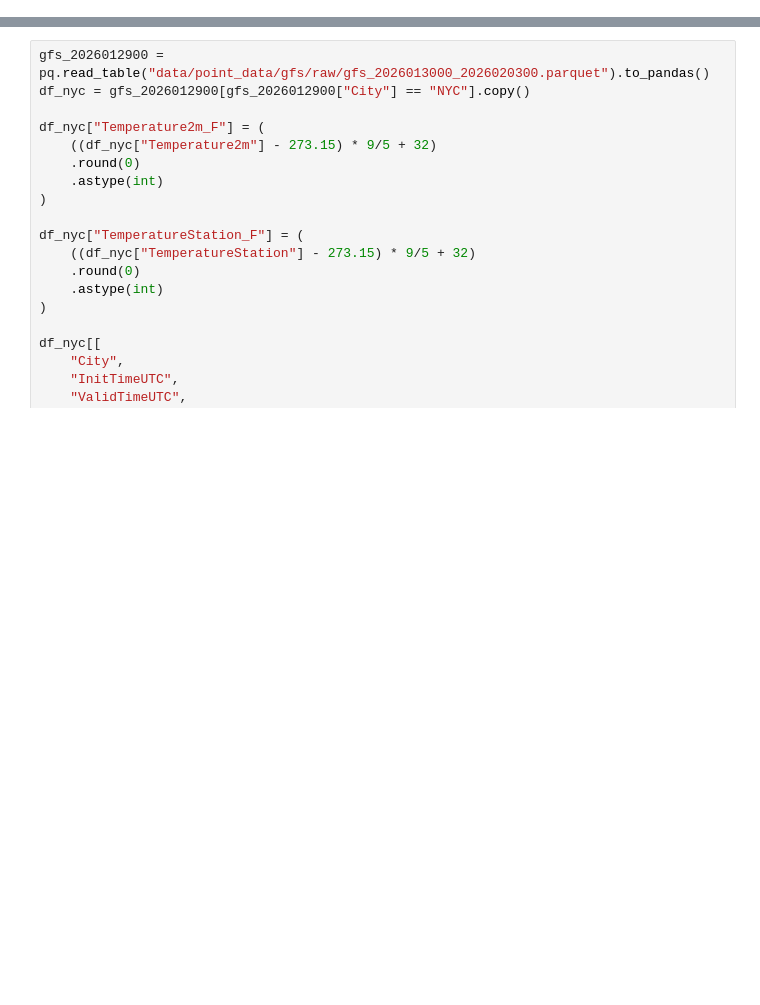
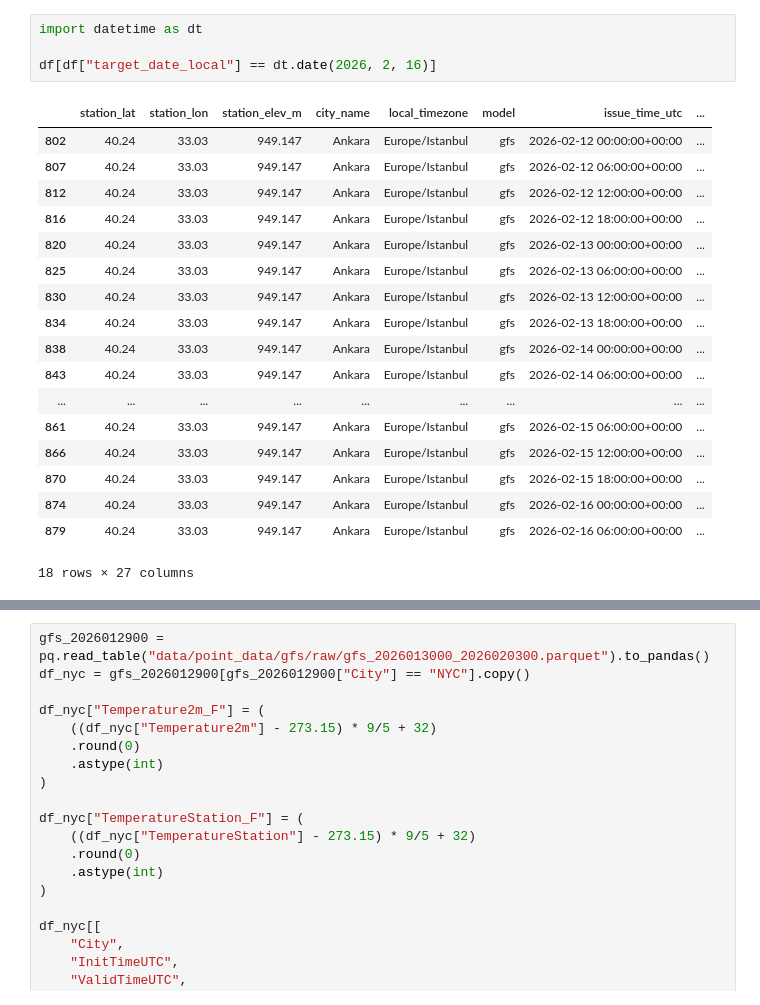
Before and after one commit to gkbrkgrr/polymarket-weather-trading, a Jupyter notebook: test.ipynb, the cells around one changed output, grey strips where cells are left out. Cells and saved outputs as stored; diff of their text form; blank space fills up the shorter version.

```diff
--- a/test.ipynb
+++ b/test.ipynb
@@ -25 +30,24 @@ obs.tail(25)
+# %%
+import datetime as dt
+
+df[df["target_date_local"] == dt.date(2026, 2, 16)]
+# %% [output]
+|  | station_lat | station_lon | station_elev_m | city_name | local_timezone | model | issue_time_utc | ... |
+| 802 | 40.24 | 33.03 | 949.147 | Ankara | Europe/Istanbul | gfs | 2026-02-12 00:00:00+00:00 | ... |
+| 807 | 40.24 | 33.03 | 949.147 | Ankara | Europe/Istanbul | gfs | 2026-02-12 06:00:00+00:00 | ... |
+| 812 | 40.24 | 33.03 | 949.147 | Ankara | Europe/Istanbul | gfs | 2026-02-12 12:00:00+00:00 | ... |
+| 816 | 40.24 | 33.03 | 949.147 | Ankara | Europe/Istanbul | gfs | 2026-02-12 18:00:00+00:00 | ... |
+| 820 | 40.24 | 33.03 | 949.147 | Ankara | Europe/Istanbul | gfs | 2026-02-13 00:00:00+00:00 | ... |
+| 825 | 40.24 | 33.03 | 949.147 | Ankara | Europe/Istanbul | gfs | 2026-02-13 06:00:00+00:00 | ... |
+| 830 | 40.24 | 33.03 | 949.147 | Ankara | Europe/Istanbul | gfs | 2026-02-13 12:00:00+00:00 | ... |
+| 834 | 40.24 | 33.03 | 949.147 | Ankara | Europe/Istanbul | gfs | 2026-02-13 18:00:00+00:00 | ... |
+| 838 | 40.24 | 33.03 | 949.147 | Ankara | Europe/Istanbul | gfs | 2026-02-14 00:00:00+00:00 | ... |
+| 843 | 40.24 | 33.03 | 949.147 | Ankara | Europe/Istanbul | gfs | 2026-02-14 06:00:00+00:00 | ... |
+| ... | ... | ... | ... | ... | ... | ... | ... | ... |
+| 861 | 40.24 | 33.03 | 949.147 | Ankara | Europe/Istanbul | gfs | 2026-02-15 06:00:00+00:00 | ... |
+| 866 | 40.24 | 33.03 | 949.147 | Ankara | Europe/Istanbul | gfs | 2026-02-15 12:00:00+00:00 | ... |
+| 870 | 40.24 | 33.03 | 949.147 | Ankara | Europe/Istanbul | gfs | 2026-02-15 18:00:00+00:00 | ... |
+| 874 | 40.24 | 33.03 | 949.147 | Ankara | Europe/Istanbul | gfs | 2026-02-16 00:00:00+00:00 | ... |
+| 879 | 40.24 | 33.03 | 949.147 | Ankara | Europe/Istanbul | gfs | 2026-02-16 06:00:00+00:00 | ... |
+18 rows × 27 columns
 # %%
```
Also changed, not shown: parts of 4 cells of this notebook, 30 other files.
